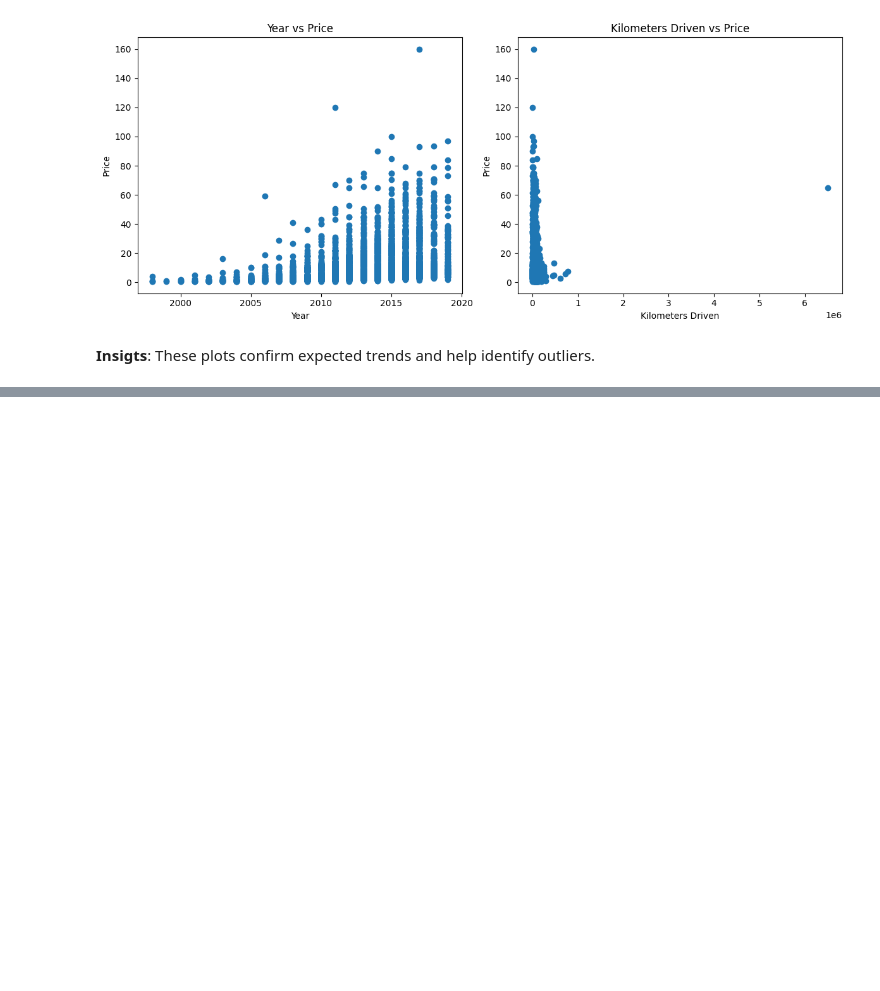
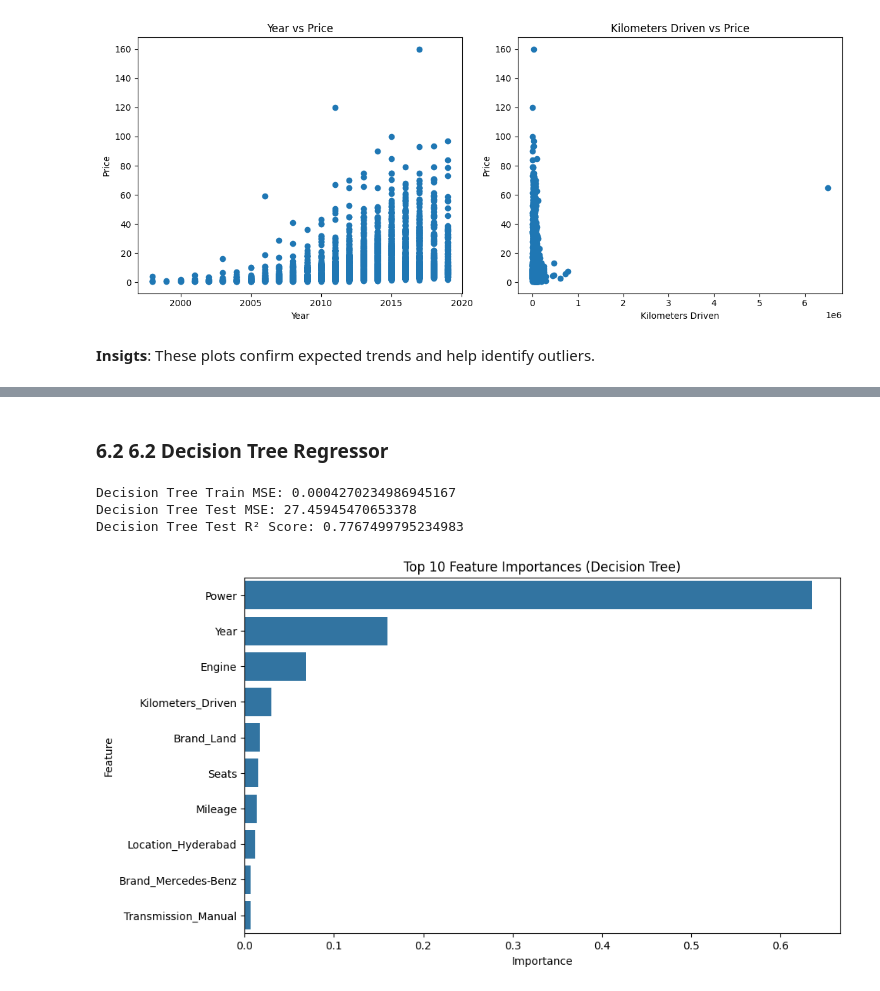
Before and after one commit to Christianib003/linear_regression_model, a Jupyter notebook: summative/linear_regression/multivariate.ipynb, the cells around one changed output, grey strips where cells are left out. Cells and saved outputs as stored; diff of their text form; code cells hidden in the pictures; blank space fills up the shorter version.

```diff
--- a/summative/linear_regression/multivariate.ipynb
+++ b/summative/linear_regression/multivariate.ipynb
@@ -218,0 +282,33 @@ plt.show()
+# %% [markdown]
+### 6.2 6.2 Decision Tree Regressor
+# %%
+# Initialize and train Decision Tree Regressor
+dt_reg = DecisionTreeRegressor(random_state=42)
+dt_reg.fit(X_train_scaled, y_train)
+
+# Predictions and evaluation
+y_train_pred_dt = dt_reg.predict(X_train_scaled)
+y_test_pred_dt = dt_reg.predict(X_test_scaled)
+dt_train_mse = mean_squared_error(y_train, y_train_pred_dt)
+dt_test_mse = mean_squared_error(y_test, y_test_pred_dt)
+dt_test_r2 = r2_score(y_test, y_test_pred_dt)
+
+print("Decision Tree Train MSE:", dt_train_mse)
+print("Decision Tree Test MSE:", dt_test_mse)
+print("Decision Tree Test R² Score:", dt_test_r2)
+
+# Plot feature importances for Decision Tree
+feature_importances_dt = dt_reg.feature_importances_
+feature_names = X.columns
+importance_df_dt = pd.DataFrame({'Feature': feature_names, 'Importance': feature_importances_dt})
+importance_df_dt = importance_df_dt.sort_values(by='Importance', ascending=False).head(10)
+
+plt.figure(figsize=(10, 6))
+sns.barplot(x='Importance', y='Feature', data=importance_df_dt)
+plt.title('Top 10 Feature Importances (Decision Tree)')
+plt.show()
+# %% [output]
+Decision Tree Train MSE: 0.0004270234986945167
+Decision Tree Test MSE: 27.45945470653378
+Decision Tree Test R² Score: 0.7767499795234983
+[figure, added]
```
Also changed, not shown: parts of 17 cells of this notebook, 2 other files.
